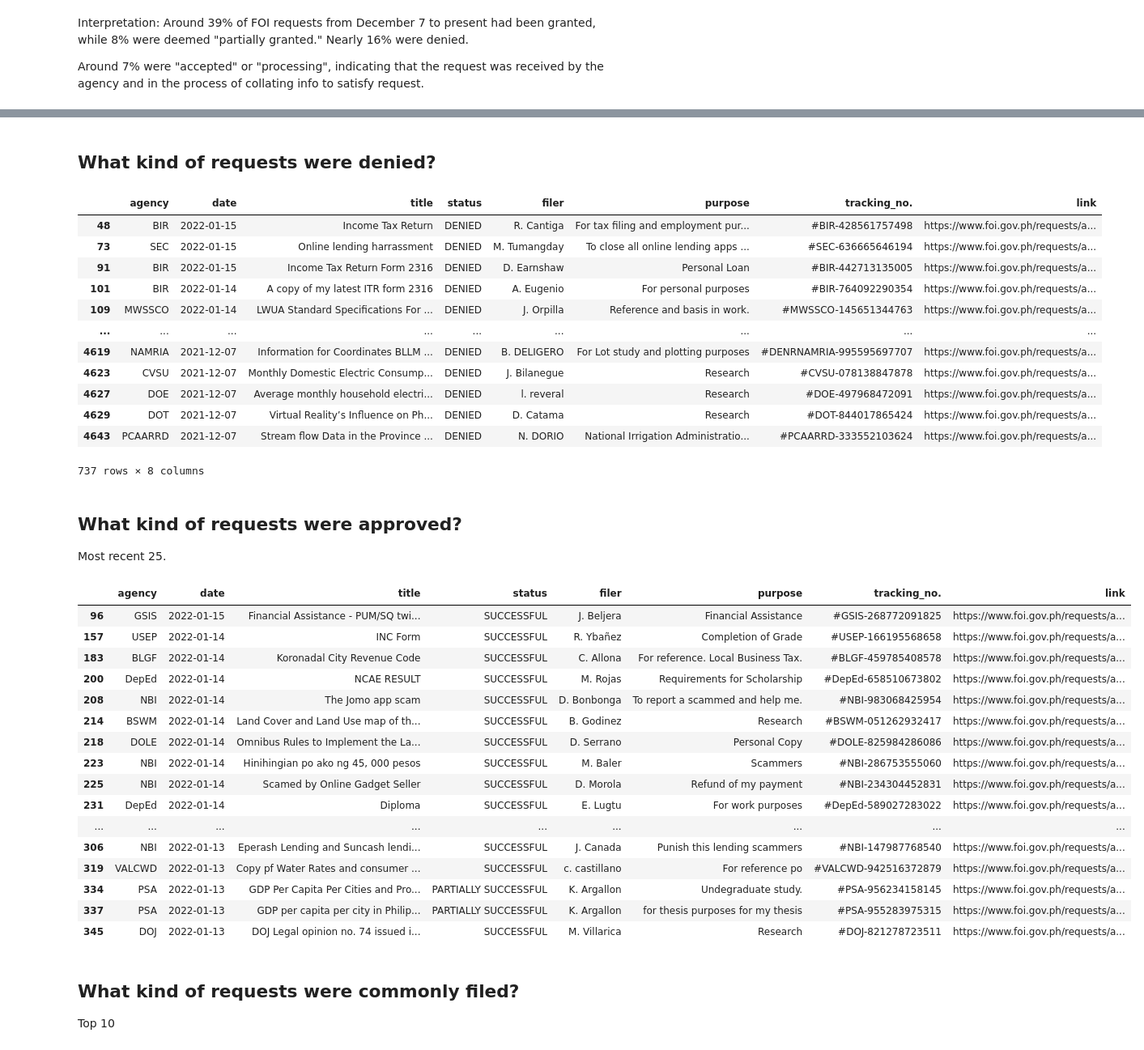
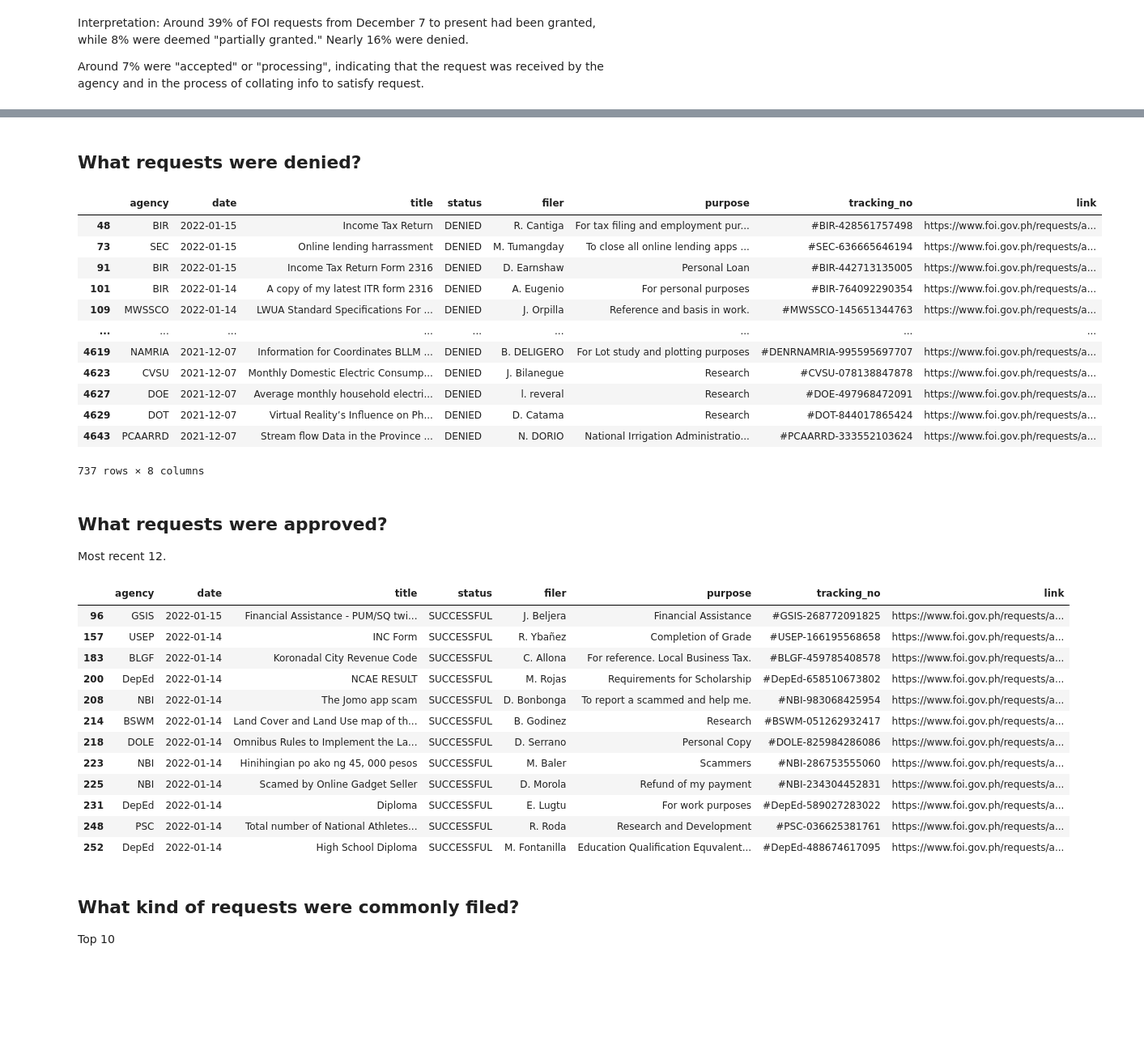
Before and after one commit to pmagtulis/foi-ph-scraper, a Jupyter notebook: foi-scraper.ipynb, the cells around one changed output, grey strips where cells are left out. Shown at 81% size. Drawn from its saved outputs; the diff is of its cells as text; code cells hidden in the pictures; blank space fills up the shorter version.

```diff
--- a/foi-scraper.ipynb
+++ b/foi-scraper.ipynb
@@ -201,3 +188,6 @@ df.columns=df.columns.str.replace(" ", "_")
+# %%
+df.columns=df.columns.str.replace(" ", "_")
+df.columns=df.columns.str.replace(".", "")
 # %% [markdown]
 ### Remove duplicates
 
@@ -265,12 +261,12 @@ df2.status.value_counts().sort_values().plot(kind='barh', figsize=(15,7))
 <AxesSubplot:>
 [figure]
 # %% [markdown]
-## What kind of requests were denied?
+## What requests were denied?
 # %%
 df2[df2.status=="DENIED"]
 #The reason for denial is found in a communication located through each link of the request.
 # %% [output]
-|  | agency | date | title | status | filer | purpose | tracking_no. | link |
+|  | agency | date | title | status | filer | purpose | tracking_no | link |
 | 48 | BIR | 2022-01-15 | Income Tax Return | DENIED | R. Cantiga | For tax filing and employment pur... | #BIR-428561757498 | https://www.foi.gov.ph/requests/a... |
 | 73 | SEC | 2022-01-15 | Online lending harrassment | DENIED | M. Tumangday | To close all online lending apps ... | #SEC-636665646194 | https://www.foi.gov.ph/requests/a... |
 | 91 | BIR | 2022-01-15 | Income Tax Return Form 2316 | DENIED | D. Earnshaw | Personal Loan | #BIR-442713135005 | https://www.foi.gov.ph/requests/a... |
@@ -284,14 +280,14 @@ df2[df2.status=="DENIED"]
 | 4643 | PCAARRD | 2021-12-07 | Stream flow Data in the Province ... | DENIED | N. DORIO | National Irrigation Administratio... | #PCAARRD-333552103624 | https://www.foi.gov.ph/requests/a... |
 737 rows × 8 columns
 # %% [markdown]
-## What kind of requests were approved?
+## What requests were approved?
 
-Most recent 25.
+Most recent 12.
 # %%
 granted = ['SUCCESSFUL', 'PARTIALLY SUCCESSFUL']
-df2[df2['status'].isin(granted)].head(25)
+df2[df2['status'].isin(granted)].head(12)
 # %% [output]
-|  | agency | date | title | status | filer | purpose | tracking_no. | link |
+|  | agency | date | title | status | filer | purpose | tracking_no | link |
 | 96 | GSIS | 2022-01-15 | Financial Assistance - PUM/SQ twi... | SUCCESSFUL | J. Beljera | Financial Assistance | #GSIS-268772091825 | https://www.foi.gov.ph/requests/a... |
 | 157 | USEP | 2022-01-14 | INC Form | SUCCESSFUL | R. Ybañez | Completion of Grade | #USEP-166195568658 | https://www.foi.gov.ph/requests/a... |
 | 183 | BLGF | 2022-01-14 | Koronadal City Revenue Code | SUCCESSFUL | C. Allona | For reference. Local Business Tax. | #BLGF-459785408578 | https://www.foi.gov.ph/requests/a... |
@@ -302,12 +298,8 @@ df2[df2['status'].isin(granted)].head(25)
 | 223 | NBI | 2022-01-14 | Hinihingian po ako ng 45, 000 pesos | SUCCESSFUL | M. Baler | Scammers | #NBI-286753555060 | https://www.foi.gov.ph/requests/a... |
 | 225 | NBI | 2022-01-14 | Scamed by Online Gadget Seller | SUCCESSFUL | D. Morola | Refund of my payment | #NBI-234304452831 | https://www.foi.gov.ph/requests/a... |
 | 231 | DepEd | 2022-01-14 | Diploma | SUCCESSFUL | E. Lugtu | For work purposes | #DepEd-589027283022 | https://www.foi.gov.ph/requests/a... |
-| ... | ... | ... | ... | ... | ... | ... | ... | ... |
-| 306 | NBI | 2022-01-13 | Eperash Lending and Suncash lendi... | SUCCESSFUL | J. Canada | Punish this lending scammers | #NBI-147987768540 | https://www.foi.gov.ph/requests/a... |
-| 319 | VALCWD | 2022-01-13 | Copy pf Water Rates and consumer ... | SUCCESSFUL | c. castillano | For reference po | #VALCWD-942516372879 | https://www.foi.gov.ph/requests/a... |
-| 334 | PSA | 2022-01-13 | GDP Per Capita Per Cities and Pro... | PARTIALLY SUCCESSFUL | K. Argallon | Undegraduate study. | #PSA-956234158145 | https://www.foi.gov.ph/requests/a... |
-| 337 | PSA | 2022-01-13 | GDP per capita per city in Philip... | PARTIALLY SUCCESSFUL | K. Argallon | for thesis purposes for my thesis | #PSA-955283975315 | https://www.foi.gov.ph/requests/a... |
-| 345 | DOJ | 2022-01-13 | DOJ Legal opinion no. 74 issued i... | SUCCESSFUL | M. Villarica | Research | #DOJ-821278723511 | https://www.foi.gov.ph/requests/a... |
+| 248 | PSC | 2022-01-14 | Total number of National Athletes... | SUCCESSFUL | R. Roda | Research and Development | #PSC-036625381761 | https://www.foi.gov.ph/requests/a... |
+| 252 | DepEd | 2022-01-14 | High School Diploma | SUCCESSFUL | M. Fontanilla | Education Qualification Equvalent... | #DepEd-488674617095 | https://www.foi.gov.ph/requests/a... |
 # %% [markdown]
 ## What kind of requests were commonly filed?
 
```
Also changed, not shown: parts of 26 cells of this notebook.
